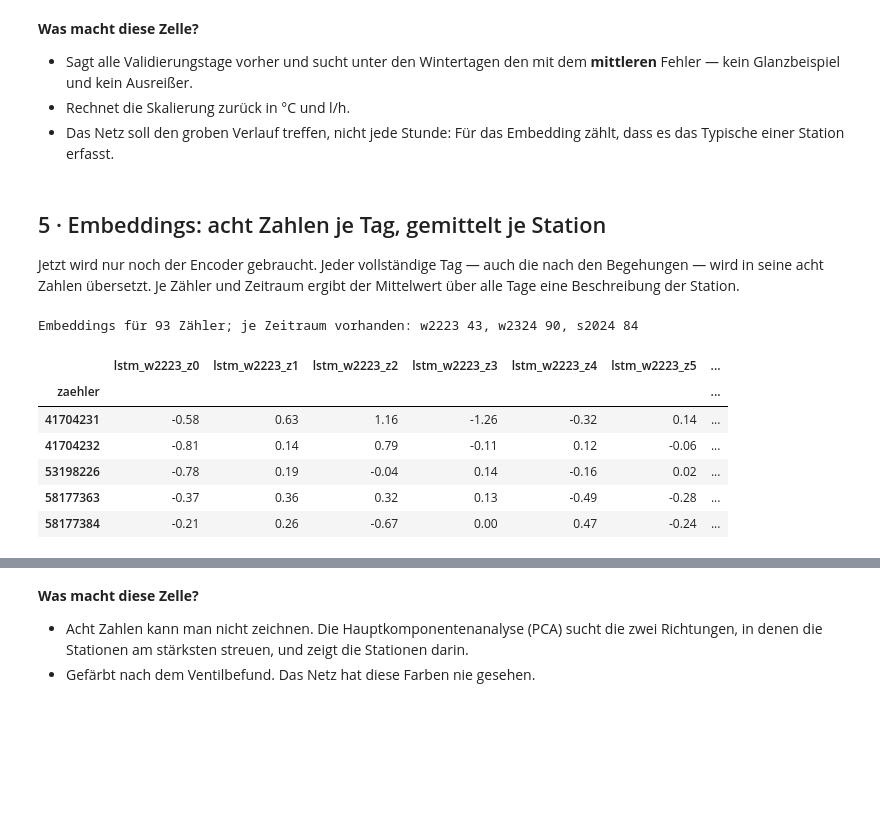
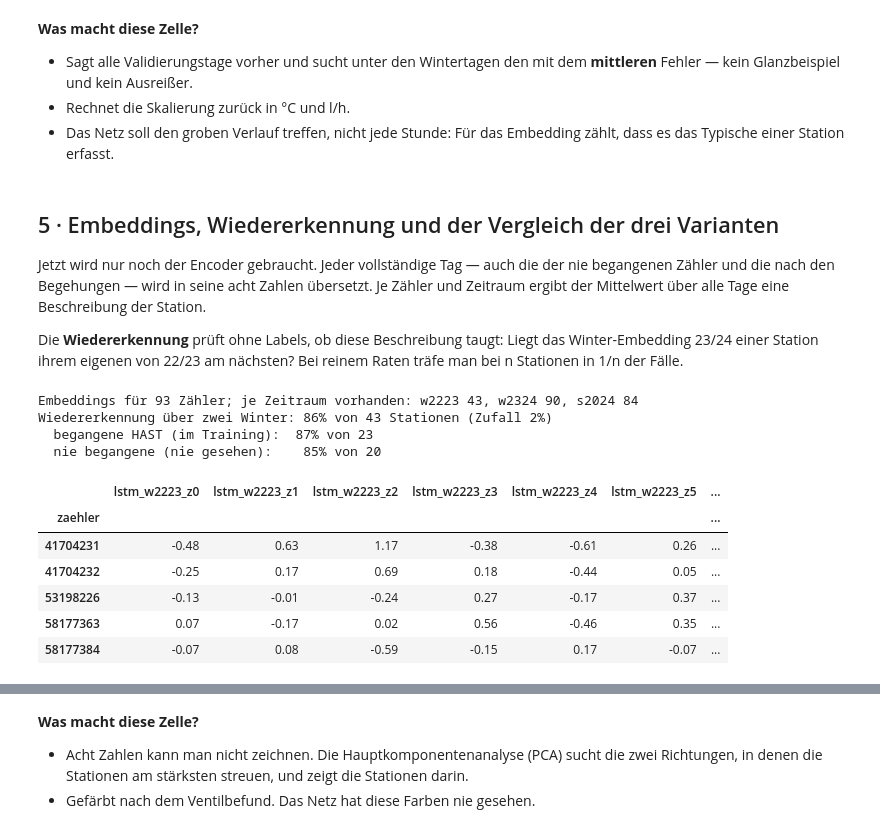
Before and after one commit to ivelinayna/projektseminar, a Jupyter notebook: notebooks/20_lstm_fehlererkennung.ipynb, the cells around one changed output, grey strips where cells are left out. Cells and saved outputs as stored; diff of their text form; code cells hidden in the pictures; blank space fills up the shorter version.

```diff
--- a/notebooks/20_lstm_fehlererkennung.ipynb
+++ b/notebooks/20_lstm_fehlererkennung.ipynb
@@ -225,16 +296,15 @@ class LSTMEmbedding(nn.Module):
         _, (zustand, _) = self.encoder(tag)
         return self.zum_kern(zustand[-1])
 
-    def forward(self, tag, aussen_morgen):
+    def forward(self, tag, aussen_ziel):
         kern = self.einbetten(tag)
-        je_stunde = self.vom_kern(kern).unsqueeze(1).repeat(1, aussen_morgen.shape[1], 1)
-        y, _ = self.decoder(torch.cat([je_stunde, aussen_morgen], dim=2))
+        je_stunde = self.vom_kern(kern).unsqueeze(1).repeat(1, aussen_ziel.shape[1], 1)
+        y, _ = self.decoder(torch.cat([je_stunde, aussen_ziel], dim=2))
         return self.ausgang(y)
 
 
-modell = LSTMEmbedding().to(GERAET)
-print(modell)
-print(f"{sum(p.numel() for p in modell.parameters()):,} lernbare Gewichte")
+print(LSTMEmbedding())
+print(f"{sum(p.numel() for p in LSTMEmbedding().parameters()):,} lernbare Gewichte")
 # %% [output]
 LSTMEmbedding(
   (encoder): LSTM(6, 96, batch_first=True)
@@ -383,38 +462,61 @@ Validierungsfehler je Tag: Median 0.140; gezeigt wird ein Wintertag mit 0.129
 - Das Netz soll den groben Verlauf treffen, nicht jede Stunde: Für das Embedding zählt,
   dass es das Typische einer Station erfasst.
 # %% [markdown]
-## 5 · Embeddings: acht Zahlen je Tag, gemittelt je Station
+## 5 · Embeddings, Wiedererkennung und der Vergleich der drei Varianten
 
-Jetzt wird nur noch der Encoder gebraucht. Jeder vollständige Tag — auch die nach den
-Begehungen — wird in seine acht Zahlen übersetzt. Je Zähler und Zeitraum ergibt der
-Mittelwert über alle Tage eine Beschreibung der Station.
+Jetzt wird nur noch der Encoder gebraucht. Jeder vollständige Tag — auch die der nie
+begangenen Zähler und die nach den Begehungen — wird in seine acht Zahlen übersetzt. Je
+Zähler und Zeitraum ergibt der Mittelwert über alle Tage eine Beschreibung der Station.
+
+Die **Wiedererkennung** prüft ohne Labels, ob diese Beschreibung taugt: Liegt das
+Winter-Embedding 23/24 einer Station ihrem eigenen von 22/23 am nächsten? Bei reinem
+Raten träfe man bei n Stationen in 1/n der Fälle.
 # %%
-with torch.no_grad():
-    kerne = torch.cat([modell.einbetten(torch.tensor(x[i:i + 4096]).to(GERAET)).cpu()
-                       for i in range(0, len(x), 4096)]).numpy()
-kern_tab = pd.DataFrame(kerne, columns=[f"z{i}" for i in range(kerne.shape[1])])
-kern_tab = pd.concat([tage[["zaehler", "tag", "vorher"]], kern_tab], axis=1)
-
 ZEITRAEUME = {"w2223": ("2022-10-01", "2023-04-01"), "w2324": ("2023-10-01", "2024-04-01"), "s2024": ("2024-06-01", "2024-09-01")}
 MIN_TAGE = 30
-teile = []
-for name, (von, bis) in ZEITRAEUME.items():
-    t = kern_tab[(kern_tab["tag"] >= von) & (kern_tab["tag"] < bis) & kern_tab["vorher"]]
-    mittel = t.groupby("zaehler")[[f"z{i}" for i in range(8)]].mean()
-    mittel = mittel[t.groupby("zaehler").size() >= MIN_TAGE]
-    teile.append(mittel.add_prefix(f"lstm_{name}_"))
-embedding = pd.concat(teile, axis=1)
+
+
+def embeddings(modell):
+    with torch.no_grad():
+        kerne = torch.cat([modell.einbetten(torch.tensor(x[i:i + 4096]).to(GERAET)).cpu()
+                           for i in range(0, len(x), 4096)]).numpy()
+    kern_tab = pd.concat([tage[["zaehler", "tag", "vorher"]], pd.DataFrame(kerne, columns=[f"z{i}" for i in range(8)])], axis=1)
+    teile = []
+    for name, (von, bis) in ZEITRAEUME.items():
+        t = kern_tab[(kern_tab["tag"] >= von) & (kern_tab["tag"] < bis) & kern_tab["vorher"]]
+        m = t.groupby("zaehler")[[f"z{i}" for i in range(8)]].mean()
+        teile.append(m[t.groupby("zaehler").size() >= MIN_TAGE].add_prefix(f"lstm_{name}_"))
+    return pd.concat(teile, axis=1)
+
+
+def wiedererkennung(emb):
+    beide = emb[[f"lstm_w2223_z{i}" for i in range(8)] + [f"lstm_w2324_z{i}" for i in range(8)]].dropna()
+    alt, neu = beide.filter(like="w2223").to_numpy(), beide.filter(like="w2324").to_numpy()
+    abstand = np.linalg.norm(neu[:, None, :] - alt[None, :, :], axis=2)   # Station i (23/24) gegen Station j (22/23)
+    rang = pd.Series((abstand < np.diag(abstand)[:, None]).sum(axis=1) + 1, index=beide.index)
+    return rang                                                          # 1 = die eigene Station ist die nächste
+
+
+embedding = embeddings(modell)
+rang = wiedererkennung(embedding)
 print(f"Embeddings für {len(embedding)} Zähler; je Zeitraum vorhanden: "
       + ", ".join(f"{n} {embedding[f'lstm_{n}_z0'].notna().sum()}" for n in ZEITRAEUME))
+gruppe = rang.index.isin(labels.index)
+print(f"Wiedererkennung über zwei Winter: {(rang == 1).mean():.0%} von {len(rang)} Stationen (Zufall {1 / len(rang):.0%})")
+print(f"  begangene HAST (im Training):  {(rang[gruppe] == 1).mean():.0%} von {gruppe.sum()}")
+print(f"  nie begangene (nie gesehen):    {(rang[~gruppe] == 1).mean():.0%} von {(~gruppe).sum()}")
 embedding.round(2).head()
 # %% [output]
 Embeddings für 93 Zähler; je Zeitraum vorhanden: w2223 43, w2324 90, s2024 84
+Wiedererkennung über zwei Winter: 86% von 43 Stationen (Zufall 2%)
+  begangene HAST (im Training):  87% von 23
+  nie begangene (nie gesehen):    85% von 20
 |  | lstm_w2223_z0 | lstm_w2223_z1 | lstm_w2223_z2 | lstm_w2223_z3 | lstm_w2223_z4 | lstm_w2223_z5 | ... |
 | zaehler |  |  |  |  |  |  | ... |
-| 41704231 | -0.58 | 0.63 | 1.16 | -1.26 | -0.32 | 0.14 | ... |
-| 41704232 | -0.81 | 0.14 | 0.79 | -0.11 | 0.12 | -0.06 | ... |
-| 53198226 | -0.78 | 0.19 | -0.04 | 0.14 | -0.16 | 0.02 | ... |
-| 58177363 | -0.37 | 0.36 | 0.32 | 0.13 | -0.49 | -0.28 | ... |
-| 58177384 | -0.21 | 0.26 | -0.67 | 0.00 | 0.47 | -0.24 | ... |
+| 41704231 | -0.48 | 0.63 | 1.17 | -0.38 | -0.61 | 0.26 | ... |
+| 41704232 | -0.25 | 0.17 | 0.69 | 0.18 | -0.44 | 0.05 | ... |
+| 53198226 | -0.13 | -0.01 | -0.24 | 0.27 | -0.17 | 0.37 | ... |
+| 58177363 | 0.07 | -0.17 | 0.02 | 0.56 | -0.46 | 0.35 | ... |
+| 58177384 | -0.07 | 0.08 | -0.59 | -0.15 | 0.17 | -0.07 | ... |
 # %% [markdown]
 **Was macht diese Zelle?**
```
Also changed, not shown: parts of 52 cells of this notebook.
